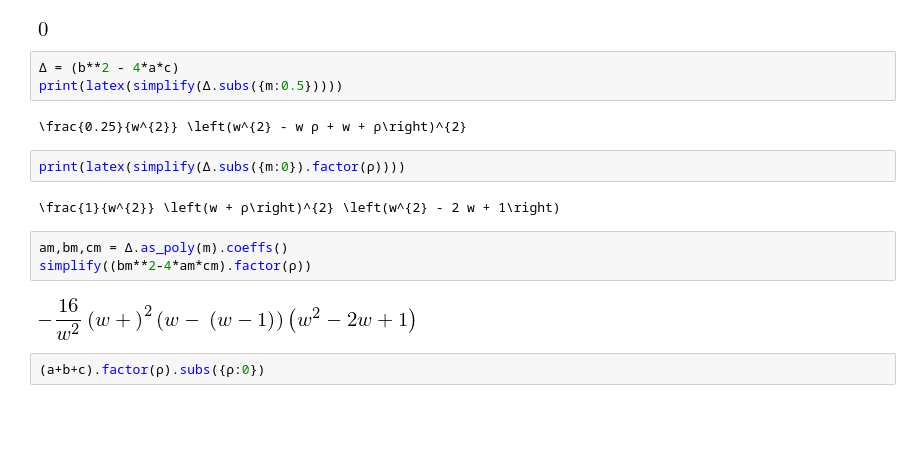
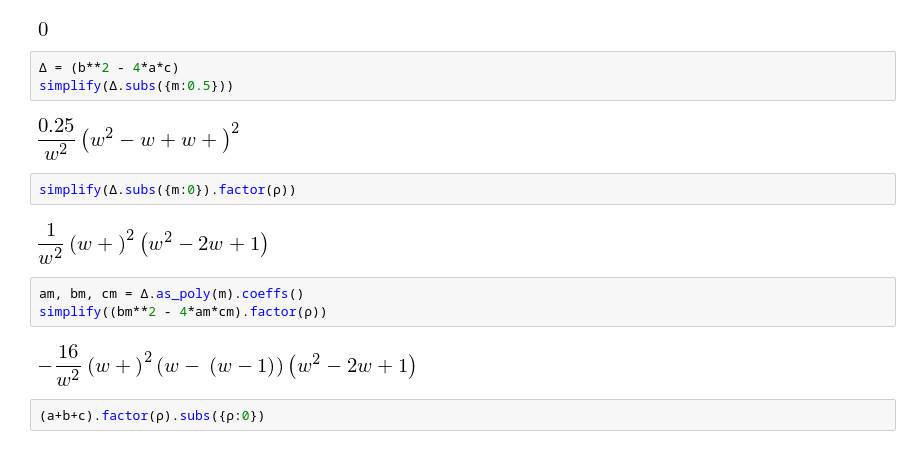
Before and after one commit to yoavram/Sunnyvale, a Jupyter notebook: notebooks/migration analysis.ipynb, the cells around one changed output. Saved outputs shown, nothing was run; the diff lists cells and outputs as text; blank space fills up the shorter version.

```diff
--- a/notebooks/migration analysis.ipynb
+++ b/notebooks/migration analysis.ipynb
@@ -199,16 +199,16 @@ simplify(c - c_)
 [figure]
 # %%
 Δ = (b**2 - 4*a*c)
-print(latex(simplify(Δ.subs({m:0.5}))))
+simplify(Δ.subs({m:0.5}))
 # %% [output]
-\frac{0.25}{w^{2}} \left(w^{2} - w ρ + w + ρ\right)^{2}
+[figure, added]
 # %%
-print(latex(simplify(Δ.subs({m:0}).factor(ρ))))
+simplify(Δ.subs({m:0}).factor(ρ))
 # %% [output]
-\frac{1}{w^{2}} \left(w + ρ\right)^{2} \left(w^{2} - 2 w + 1\right)
+[figure, added]
 # %%
-am,bm,cm = Δ.as_poly(m).coeffs()
-simplify((bm**2-4*am*cm).factor(ρ))
+am, bm, cm = Δ.as_poly(m).coeffs()
+simplify((bm**2 - 4*am*cm).factor(ρ))
 # %% [output]
 [figure]
 # %%
```
Also changed, not shown: parts of 3 cells of this notebook, 1 other file.
